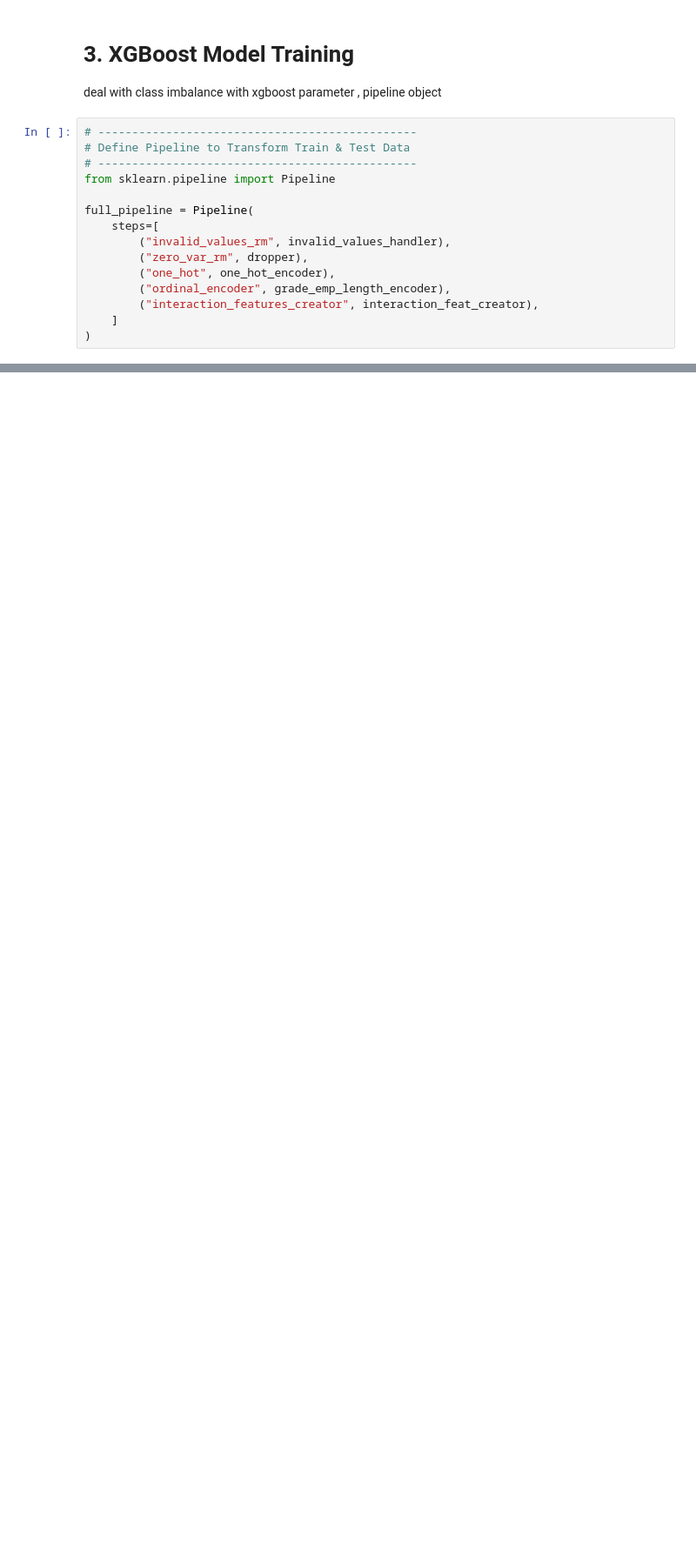
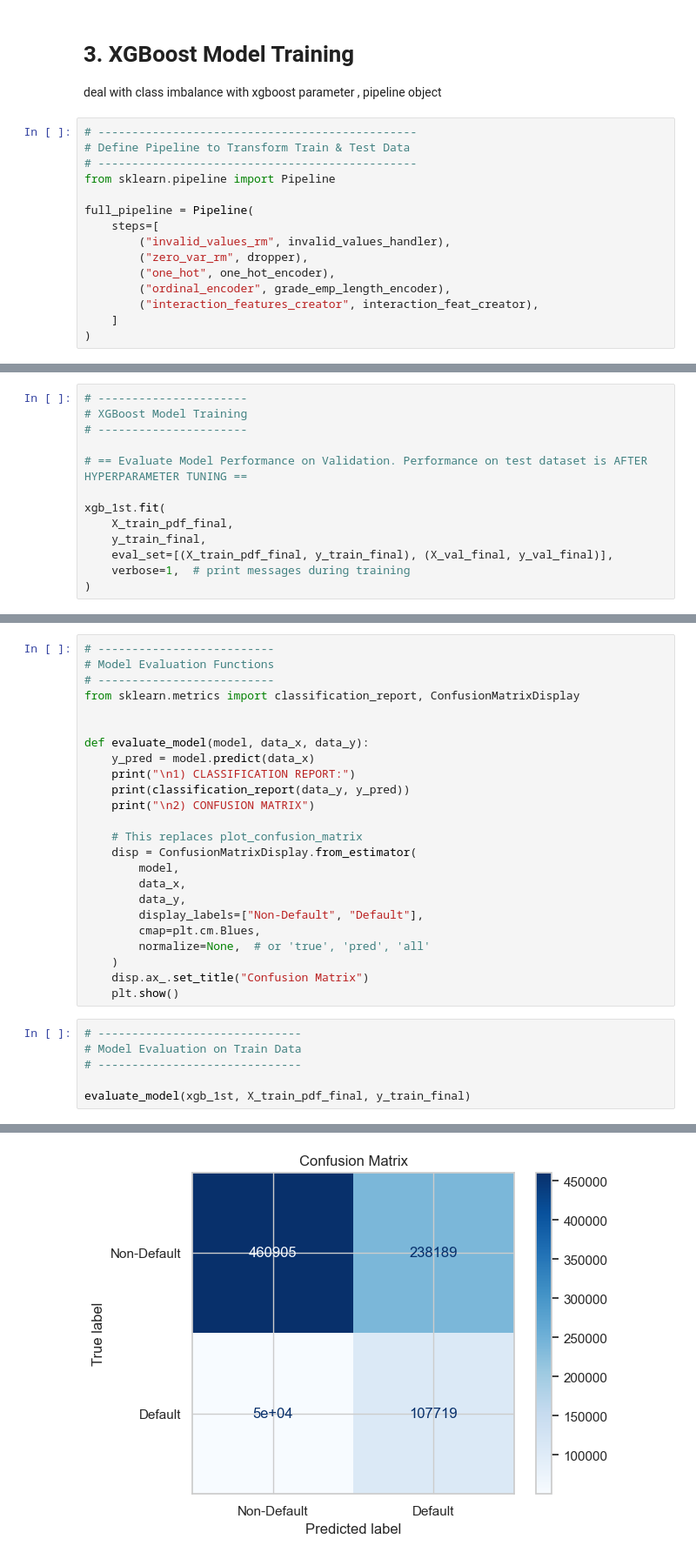
Before and after one commit to luuuneytunes12/Credit-Risk-Modeling-PySpark, a Jupyter notebook: notebooks/04_xgboost_pd_modeling.ipynb, the cells around one changed output, grey strips where cells are left out. Shown at 87% size. Cells and saved outputs as stored; diff of their text form; blank space fills up the shorter version.

Commit message:
hyperparam tuning

```diff
--- a/notebooks/04_xgboost_pd_modeling.ipynb
+++ b/notebooks/04_xgboost_pd_modeling.ipynb
@@ -1053 +1096,14 @@ xgb_1st = xgb.XGBClassifier(
 )
+# %%
+# ----------------------
+# XGBoost Model Training
+# ----------------------
+
+# == Evaluate Model Performance on Validation. Performance on test dataset is AFTER HYPERPARAMETER TUNING ==
+
+xgb_1st.fit(
+    X_train_pdf_final,
+    y_train_final,
+    eval_set=[(X_train_pdf_final, y_train_final), (X_val_final, y_val_final)],
+    verbose=1,  # print messages during training
+)
@@ -1055,0 +1151,31 @@ xgb_1st = xgb.XGBClassifier(
+# %%
+# --------------------------
+# Model Evaluation Functions
+# --------------------------
+from sklearn.metrics import classification_report, ConfusionMatrixDisplay
+
+
+def evaluate_model(model, data_x, data_y):
+    y_pred = model.predict(data_x)
+    print("\n1) CLASSIFICATION REPORT:")
+    print(classification_report(data_y, y_pred))
+    print("\n2) CONFUSION MATRIX")
+
+    # This replaces plot_confusion_matrix
+    disp = ConfusionMatrixDisplay.from_estimator(
+        model,
+        data_x,
+        data_y,
+        display_labels=["Non-Default", "Default"],
+        cmap=plt.cm.Blues,
+        normalize=None,  # or 'true', 'pred', 'all'
+    )
+    disp.ax_.set_title("Confusion Matrix")
+    plt.show()
+# %%
+# ------------------------------
+# Model Evaluation on Train Data
+# ------------------------------
+
+evaluate_model(xgb_1st, X_train_pdf_final, y_train_final)
+# %% [output]
@@ -1055,0 +1194 @@ xgb_1st = xgb.XGBClassifier(
+[figure, added]
```
Also changed, not shown: parts of 30 cells of this notebook.
